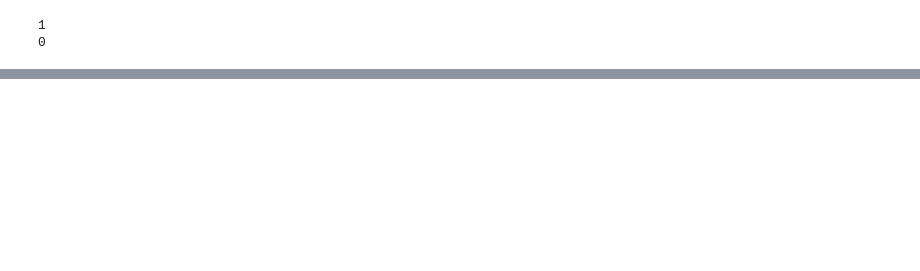
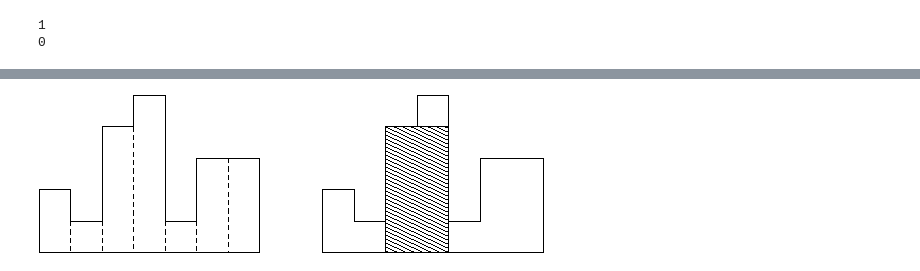
Before and after one commit to alex-sokolov2011/ds_interview_prep_resources, a Jupyter notebook: algo/algorithms.ipynb, the cells around one changed output, grey strips where cells are left out. Cells and saved outputs as stored; diff of their text form; code cells hidden in the pictures; blank space fills up the shorter version.

```diff
--- a/algo/algorithms.ipynb
+++ b/algo/algorithms.ipynb
@@ -3709,0 +3756,4 @@ print(solution(TEST_FOLDER + 'test_37_01.txt'))
+# %%
+Image(filename='./pictures/39.png')
+# %% [output]
+[figure, added]
```
Also changed, not shown: parts of 15 cells of this notebook, 3 other files.
